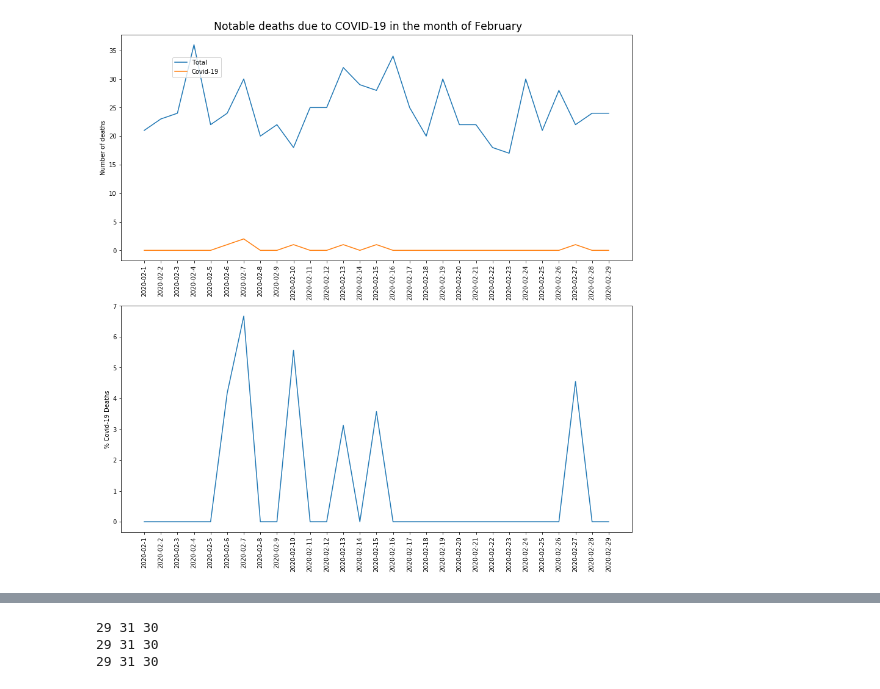
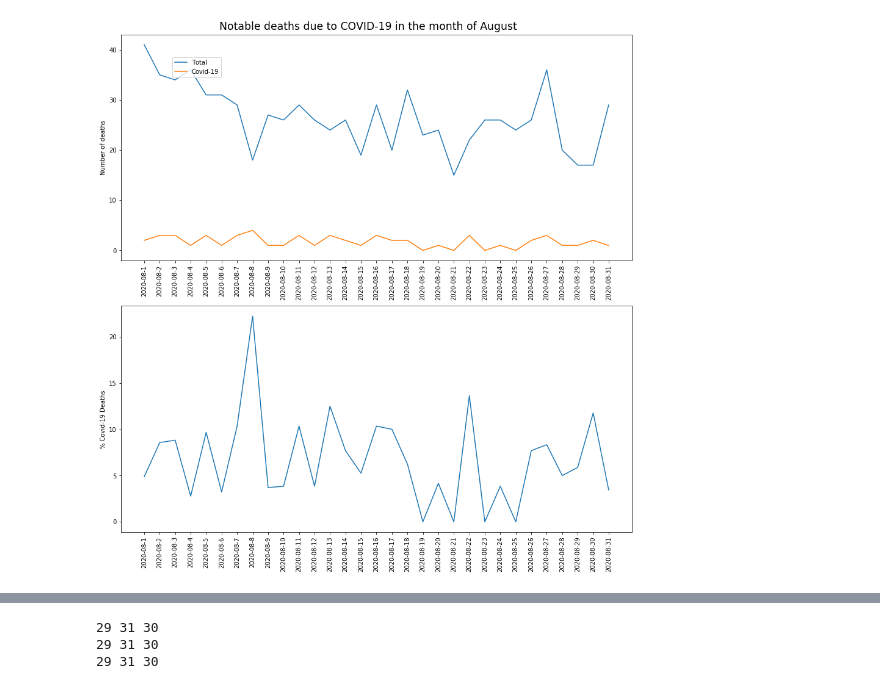
Before and after one commit to RodericGuigoCorominas/ST-Trup-v1, a Jupyter notebook: NotableDeathsCovid-19.ipynb, the cells around one changed output, grey strips where cells are left out. Saved outputs shown, nothing was run; the diff lists cells and outputs as text; code cells hidden in the pictures.

```diff
--- a/NotableDeathsCovid-19.ipynb
+++ b/NotableDeathsCovid-19.ipynb
@@ -59,7 +59,7 @@ ValueError: x and y must have same first dimension, but have shapes (19,) and (2
-# %%
-february = DeathsByMonth('February')
-february.plot_summary()
-# %% [output]
-[figure, removed]
+# %%
+aug = DeathsByMonth('August')
+aug.plot_summary()
+# %% [output]
+[figure, added]
 # %%
 #Wiki page for a given month is created after the month is over.
```
Also changed, not shown: parts of 7 cells of this notebook, 6 other files.
